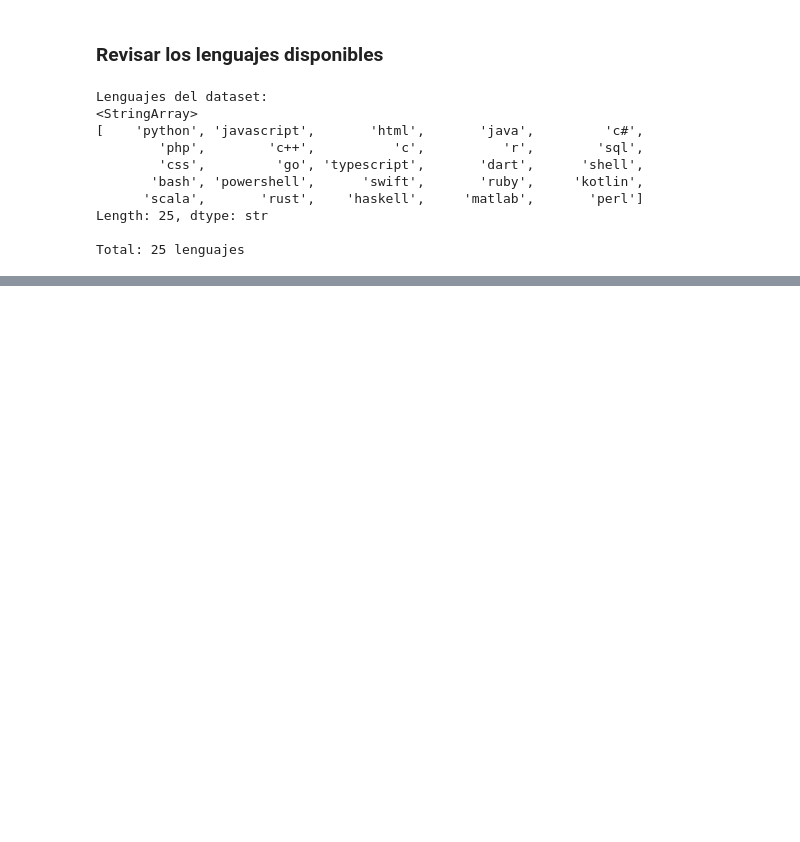
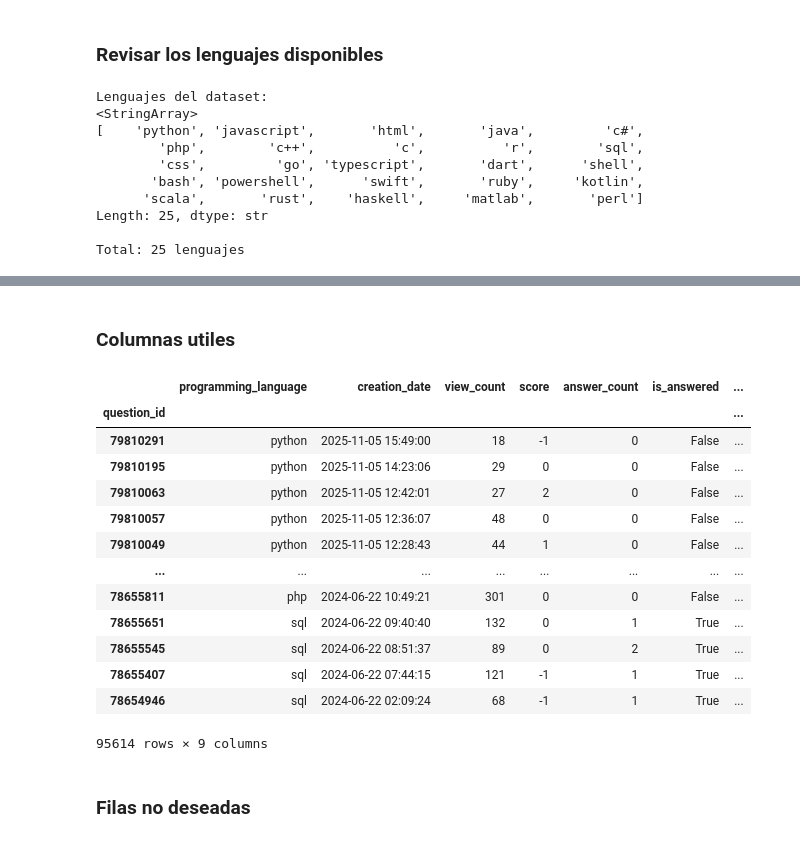
Before and after one commit to Hallxx/Semillero-PyAnalytics, a Jupyter notebook: notebooks/fase0_verificacion.ipynb, the cells around one changed output, grey strips where cells are left out. Saved outputs shown, nothing was run; the diff lists cells and outputs as text; code cells hidden in the pictures; blank space fills up the shorter version.

```diff
--- a/notebooks/fase0_verificacion.ipynb
+++ b/notebooks/fase0_verificacion.ipynb
@@ -129,0 +207,35 @@ Fecha mas nueva: 2025-11-14 23:42:35
+# %% [markdown]
+### Columnas utiles
+# %%
+df = df[[
+#     'title', 'body', 'tags', 'tag_count',
+       'programming_language',
+       #'categories',
+       'creation_date',
+       #'creation_year', 'creation_month', 'creation_weekday', 'last_activity_date',
+       'view_count', 'score', 'answer_count',
+       #'comment_count', 'favorite_count',
+       'is_answered', 'has_accepted_answer',
+       #'accepted_answer_score', 'has_code','code_block_count', 'title_word_count', 'title_char_count', 'body_word_count', 'body_char_count',
+       'difficulty_score', 'quality_score',
+       #'owner_reputation', 'owner_badge_count','first_response_time_seconds', 'first_response_time_hours','top_answer_score', 'top_answer_body_length'
+       ]].copy()
+
+df
+# %% [output]
+|  | programming_language | creation_date | view_count | score | answer_count | is_answered | ... |
+| question_id |  |  |  |  |  |  | ... |
+| 79810291 | python | 2025-11-05 15:49:00 | 18 | -1 | 0 | False | ... |
+| 79810195 | python | 2025-11-05 14:23:06 | 29 | 0 | 0 | False | ... |
+| 79810063 | python | 2025-11-05 12:42:01 | 27 | 2 | 0 | False | ... |
+| 79810057 | python | 2025-11-05 12:36:07 | 48 | 0 | 0 | False | ... |
+| 79810049 | python | 2025-11-05 12:28:43 | 44 | 1 | 0 | False | ... |
+| ... | ... | ... | ... | ... | ... | ... | ... |
+| 78655811 | php | 2024-06-22 10:49:21 | 301 | 0 | 0 | False | ... |
+| 78655651 | sql | 2024-06-22 09:40:40 | 132 | 0 | 1 | True | ... |
+| 78655545 | sql | 2024-06-22 08:51:37 | 89 | 0 | 2 | True | ... |
+| 78655407 | sql | 2024-06-22 07:44:15 | 121 | -1 | 1 | True | ... |
+| 78654946 | sql | 2024-06-22 02:09:24 | 68 | -1 | 1 | True | ... |
+95614 rows × 9 columns
+# %% [markdown]
+### Filas no deseadas
```
Also changed, not shown: parts of 17 cells of this notebook, 2 other files.
